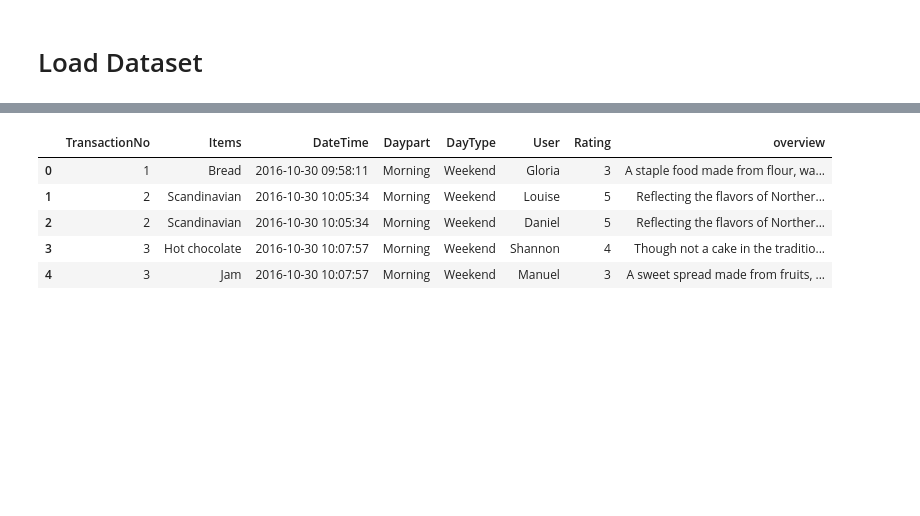
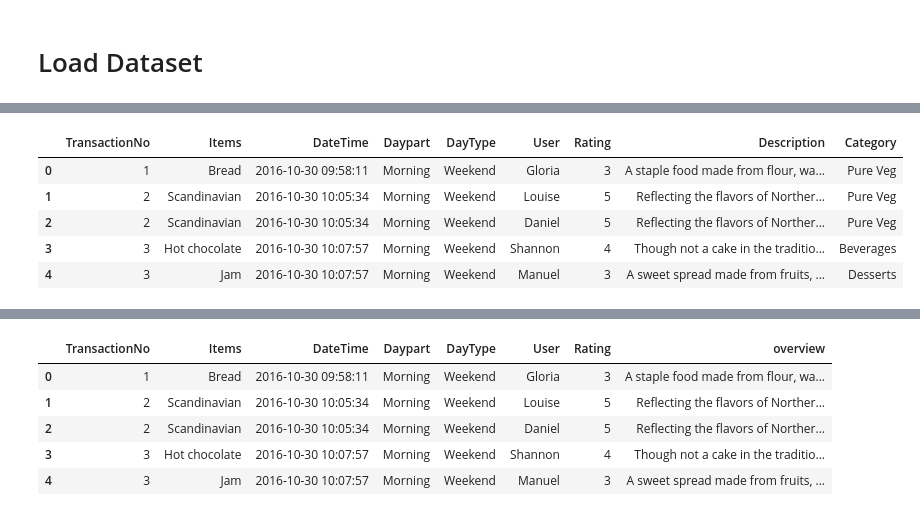
Before and after one commit to Page0526/ecommerce-website-AI, a Jupyter notebook: modelAI/recommend/hybrid-system.ipynb, the cells around one changed output, grey strips where cells are left out. Drawn from its saved outputs; the diff is of its cells as text; code cells hidden in the pictures; blank space fills up the shorter version.

```diff
--- a/modelAI/recommend/hybrid-system.ipynb
+++ b/modelAI/recommend/hybrid-system.ipynb
@@ -18,2 +19,11 @@ d:\VSC\ecommerce-website-AI\modelAI\data
 # %%
 df = pd.read_csv(os.path.join(data_path,'data.csv'))
+# %%
+df.head(5)
+# %% [output]
+|  | TransactionNo | Items | DateTime | Daypart | DayType | User | Rating | Description | Category |
+| 0 | 1 | Bread | 2016-10-30 09:58:11 | Morning | Weekend | Gloria | 3 | A staple food made from flour, wa... | Pure Veg |
+| 1 | 2 | Scandinavian | 2016-10-30 10:05:34 | Morning | Weekend | Louise | 5 | Reflecting the flavors of Norther... | Pure Veg |
+| 2 | 2 | Scandinavian | 2016-10-30 10:05:34 | Morning | Weekend | Daniel | 5 | Reflecting the flavors of Norther... | Pure Veg |
+| 3 | 3 | Hot chocolate | 2016-10-30 10:07:57 | Morning | Weekend | Shannon | 4 | Though not a cake in the traditio... | Beverages |
+| 4 | 3 | Jam | 2016-10-30 10:07:57 | Morning | Weekend | Manuel | 3 | A sweet spread made from fruits, ... | Desserts |
```
Also changed, not shown: parts of 8 cells of this notebook, 3 other files.
